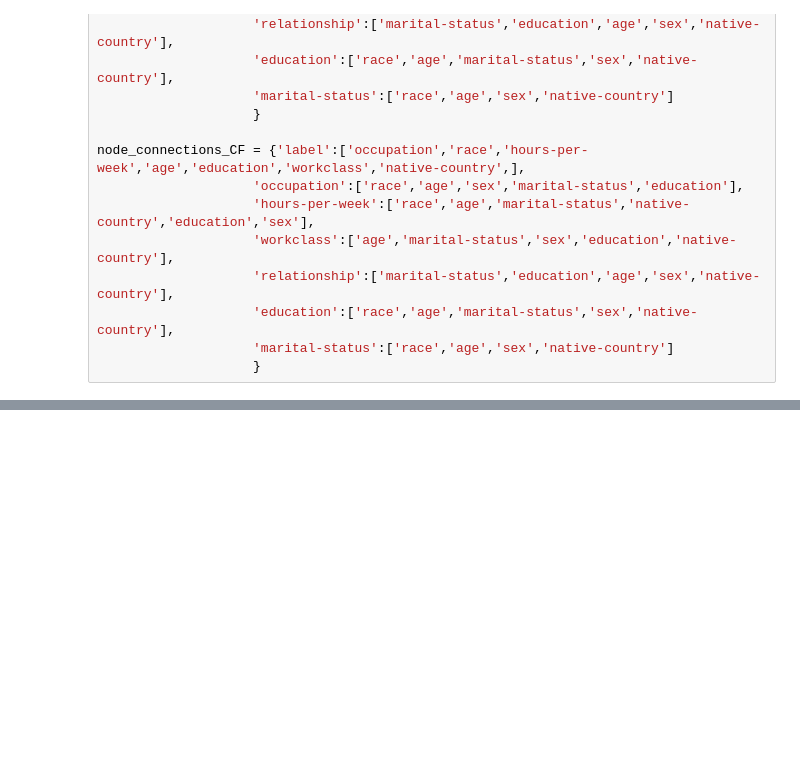
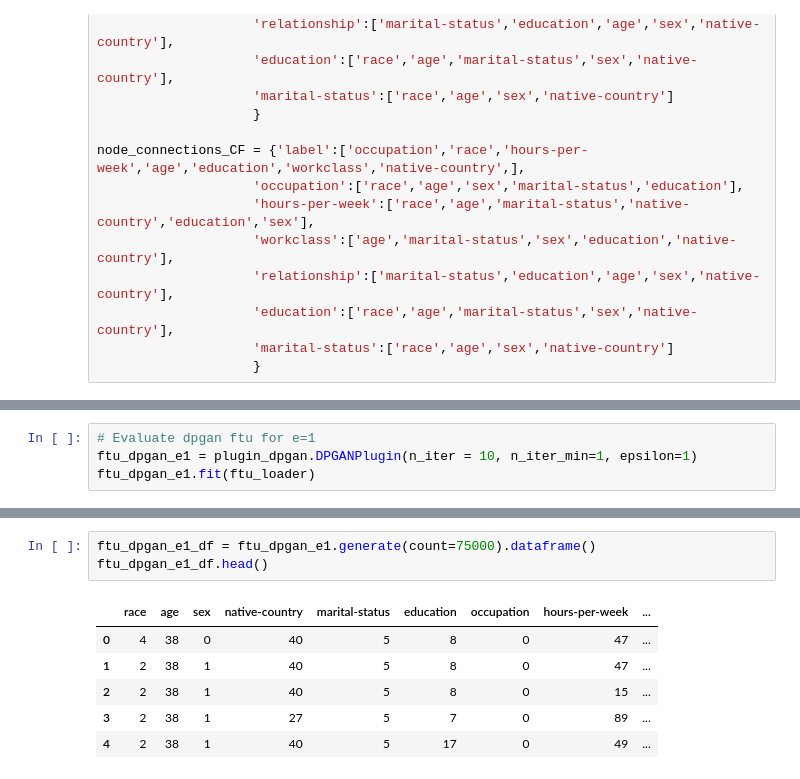
Before and after one commit to humayraR/fact-ai_Repl, a Jupyter notebook: FACT_GAN2.ipynb, the cells around one changed output, grey strips where cells are left out. Drawn from its saved outputs; the diff is of its cells as text; blank space fills up the shorter version.

```diff
--- a/FACT_GAN2.ipynb
+++ b/FACT_GAN2.ipynb
@@ -643,0 +371,4 @@ memory usage: 126.6 MB
+# %%
+# Evaluate dpgan ftu for e=1
+ftu_dpgan_e1 = plugin_dpgan.DPGANPlugin(n_iter = 10, n_iter_min=1, epsilon=1)
+ftu_dpgan_e1.fit(ftu_loader)
@@ -643,0 +389,10 @@ memory usage: 126.6 MB
+# %%
+ftu_dpgan_e1_df = ftu_dpgan_e1.generate(count=75000).dataframe()
+ftu_dpgan_e1_df.head()
+# %% [output]
+|  | race | age | sex | native-country | marital-status | education | occupation | hours-per-week | ... |
+| 0 | 4 | 38 | 0 | 40 | 5 | 8 | 0 | 47 | ... |
+| 1 | 2 | 38 | 1 | 40 | 5 | 8 | 0 | 47 | ... |
+| 2 | 2 | 38 | 1 | 40 | 5 | 8 | 0 | 15 | ... |
+| 3 | 2 | 38 | 1 | 27 | 5 | 7 | 0 | 89 | ... |
+| 4 | 2 | 38 | 1 | 40 | 5 | 17 | 0 | 49 | ... |
```
Also changed, not shown: parts of 43 cells of this notebook, 27 other files.
